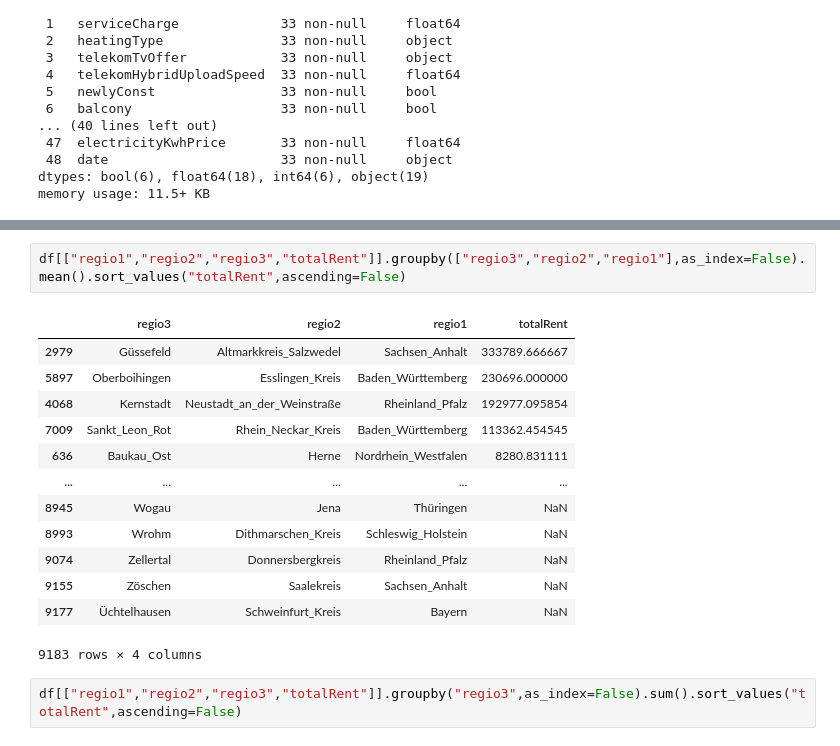
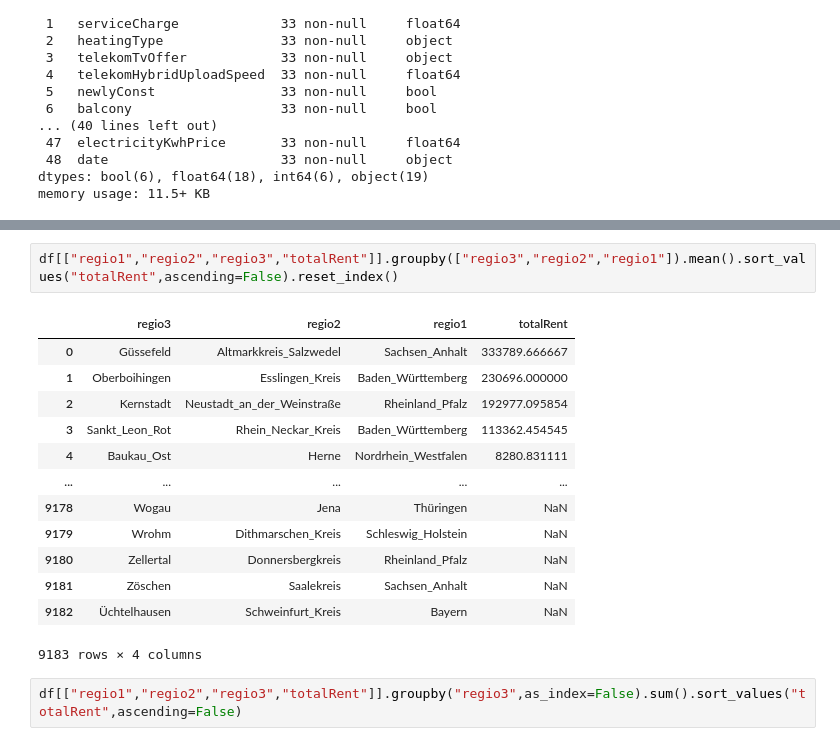
Before and after one commit to yuenfu001/Germany-EDA, a Jupyter notebook: EDA.ipynb, the cells around one changed output, grey strips where cells are left out. Cells and saved outputs as stored; diff of their text form.

```diff
--- a/EDA.ipynb
+++ b/EDA.ipynb
@@ -101,18 +122,18 @@ rent
 # %%
-df[["regio1","regio2","regio3","totalRent"]].groupby(["regio3","regio2","regio1"],as_index=False).mean().sort_values("totalRent",ascending=False)
+df[["regio1","regio2","regio3","totalRent"]].groupby(["regio3","regio2","regio1"]).mean().sort_values("totalRent",ascending=False).reset_index()
 # %% [output]
 |  | regio3 | regio2 | regio1 | totalRent |
-| 2979 | Güssefeld | Altmarkkreis_Salzwedel | Sachsen_Anhalt | 333789.666667 |
-| 5897 | Oberboihingen | Esslingen_Kreis | Baden_Württemberg | 230696.000000 |
-| 4068 | Kernstadt | Neustadt_an_der_Weinstraße | Rheinland_Pfalz | 192977.095854 |
-| 7009 | Sankt_Leon_Rot | Rhein_Neckar_Kreis | Baden_Württemberg | 113362.454545 |
-| 636 | Baukau_Ost | Herne | Nordrhein_Westfalen | 8280.831111 |
+| 0 | Güssefeld | Altmarkkreis_Salzwedel | Sachsen_Anhalt | 333789.666667 |
+| 1 | Oberboihingen | Esslingen_Kreis | Baden_Württemberg | 230696.000000 |
+| 2 | Kernstadt | Neustadt_an_der_Weinstraße | Rheinland_Pfalz | 192977.095854 |
+| 3 | Sankt_Leon_Rot | Rhein_Neckar_Kreis | Baden_Württemberg | 113362.454545 |
+| 4 | Baukau_Ost | Herne | Nordrhein_Westfalen | 8280.831111 |
 | ... | ... | ... | ... | ... |
-| 8945 | Wogau | Jena | Thüringen | NaN |
-| 8993 | Wrohm | Dithmarschen_Kreis | Schleswig_Holstein | NaN |
-| 9074 | Zellertal | Donnersbergkreis | Rheinland_Pfalz | NaN |
-| 9155 | Zöschen | Saalekreis | Sachsen_Anhalt | NaN |
-| 9177 | Üchtelhausen | Schweinfurt_Kreis | Bayern | NaN |
+| 9178 | Wogau | Jena | Thüringen | NaN |
+| 9179 | Wrohm | Dithmarschen_Kreis | Schleswig_Holstein | NaN |
+| 9180 | Zellertal | Donnersbergkreis | Rheinland_Pfalz | NaN |
+| 9181 | Zöschen | Saalekreis | Sachsen_Anhalt | NaN |
+| 9182 | Üchtelhausen | Schweinfurt_Kreis | Bayern | NaN |
 9183 rows × 4 columns
 # %%
 df[["regio1","regio2","regio3","totalRent"]].groupby("regio3",as_index=False).sum().sort_values("totalRent",ascending=False)
```
Also changed, not shown: parts of 15 cells of this notebook.
